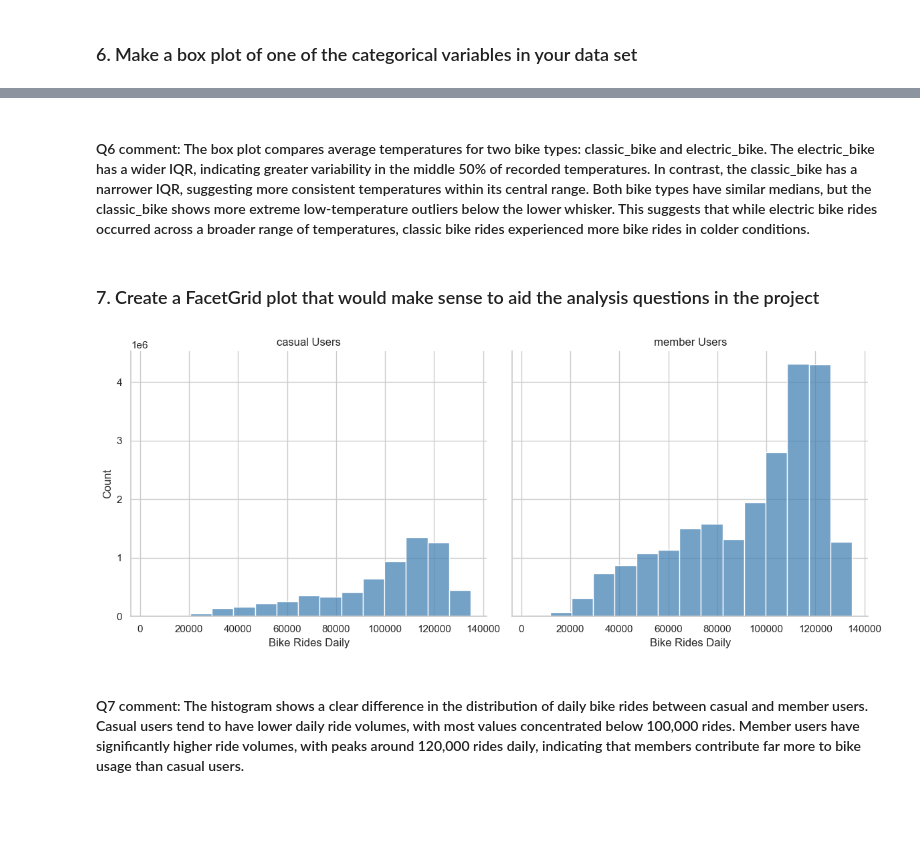
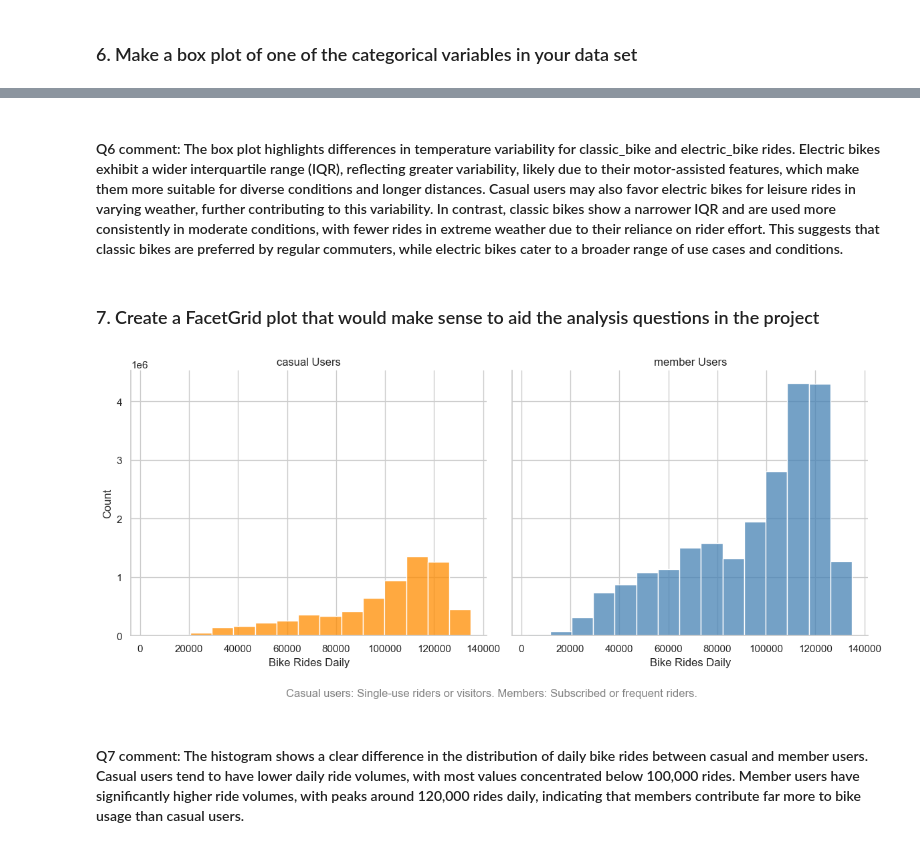
Before and after one commit to aaruhnow/Citi_bike, a Jupyter notebook: Task 2.4 Fundamentals of Visualizations with Python Part 2.ipynb, the cells around one changed output, grey strips where cells are left out. Cells and saved outputs as stored; diff of their text form; code cells hidden in the pictures; blank space fills up the shorter version.

```diff
--- a/Task 2.4 Fundamentals of Visualizations with Python Part 2.ipynb
+++ b/Task 2.4 Fundamentals of Visualizations with Python Part 2.ipynb
@@ -141,3 +141,28 @@ top20
 # %%
 # Set the theme
 sns.set_theme(style="white")
+
+# Set the figure size to make the chart less cluttered
+plt.figure(figsize=(12, 8))
+
+# Create the barplot with explicit hue and disable the legend
+ax = sns.barplot(data=top20, x='start_station_name', y='value', palette="Blues_r", hue='start_station_name', dodge=False, legend=False)
+
+# Set the title
+plt.title("Top 20 Start Stations")
+
+# Rotate the x-axis labels for better readability
+plt.xticks(rotation=45, ha='right')
+
+# Add numerical labels with commas
+for container in ax.containers:
+    ax.bar_label(container, fmt='{:,.0f}', label_type='edge')
+
+# Adjust layout to fit elements better
+plt.tight_layout()
+
+# Save the plot in high resolution
+plt.savefig('bar_plot_top_20_start_stations.png', dpi=300, bbox_inches='tight')
+
+# Show the plot
+plt.show()
@@ -213,25 +253,41 @@ Passing `palette` without assigning `hue` is deprecated and will be removed in v
 # %% [markdown]
-#### Q6 comment: The box plot compares average temperatures for two bike types: classic_bike and electric_bike. The electric_bike has a wider IQR, indicating greater variability in the middle 50% of recorded temperatures. In contrast, the classic_bike has a narrower IQR, suggesting more consistent temperatures within its central range. Both bike types have similar medians, but the classic_bike shows more extreme low-temperature outliers below the lower whisker. This suggests that while electric bike rides occurred across a broader range of temperatures, classic bike rides experienced more bike rides in colder conditions.
+#### Q6 comment: The box plot highlights differences in temperature variability for classic_bike and electric_bike rides. Electric bikes exhibit a wider interquartile range (IQR), reflecting greater variability, likely due to their motor-assisted features, which make them more suitable for diverse conditions and longer distances. Casual users may also favor electric bikes for leisure rides in varying weather, further contributing to this variability. In contrast, classic bikes show a narrower IQR and are used more consistently in moderate conditions, with fewer rides in extreme weather due to their reliance on rider effort. This suggests that classic bikes are preferred by regular commuters, while electric bikes cater to a broader range of use cases and conditions.
 # %% [markdown]
 ### 7. Create a FacetGrid plot that would make sense to aid the analysis questions in the project
 # %%
 # Set theme for clean visuals
 sns.set_theme(style="whitegrid")
 
+# Define a custom color palette for the "member_casual" categories
+palette = {"member": "steelblue", "casual": "darkorange"}
+
 # Create FacetGrid
 grid = sns.FacetGrid(df, col="member_casual", height=5, aspect=1.2)
 
-# Map histograms to the grid
-grid.map(sns.histplot, "bike_rides_daily", bins=15, color="steelblue")
+# Map histograms with custom colors to the grid
+for col_value, ax in zip(df['member_casual'].unique(), grid.axes.flat):
+    sns.histplot(
+        data=df[df['member_casual'] == col_value],
+        x="bike_rides_daily",
+        bins=15,
+        color=palette[col_value],
+        ax=ax)
 
 # Add labels and titles
 grid.set_axis_labels("Bike Rides Daily", "Count")
 grid.set_titles("{col_name} Users")
+
+# Add a legend below the grid explaining user categories
+plt.figtext(0.5, -0.05,"Casual users: Single-use riders or visitors. Members: Subscribed or frequent riders.",
+    ha="center", fontsize=12, color="gray")
+
+# Adjust layout and save the plot in high resolution
 plt.tight_layout()
+grid.savefig('facetgrid_histograms_with_legend.png', dpi=300, bbox_inches='tight')
 
 # Show the plot
 plt.show()
 # %% [output]
-[figure, old version]
+[figure, new version]
 # %% [markdown]
 #### Q7 comment:  The histogram shows a clear difference in the distribution of daily bike rides between casual and member users. Casual users tend to have lower daily ride volumes, with most values concentrated below 100,000 rides. Member users have significantly higher ride volumes, with peaks around 120,000 rides daily, indicating that members contribute far more to bike usage than casual users.
```
Also changed, not shown: parts of 7 cells of this notebook, 6 other files.
